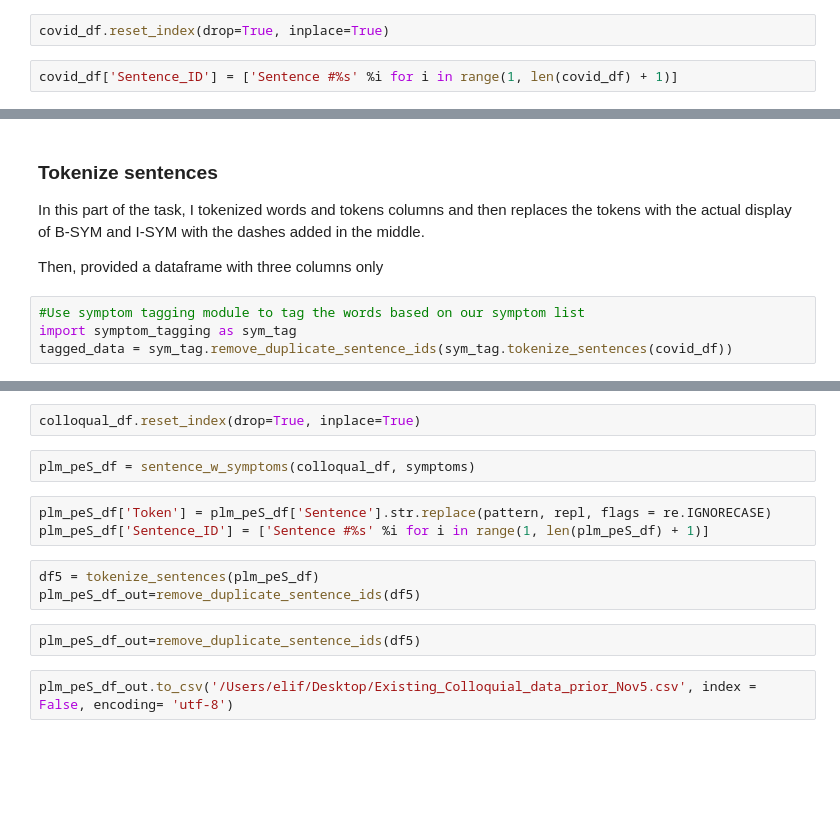
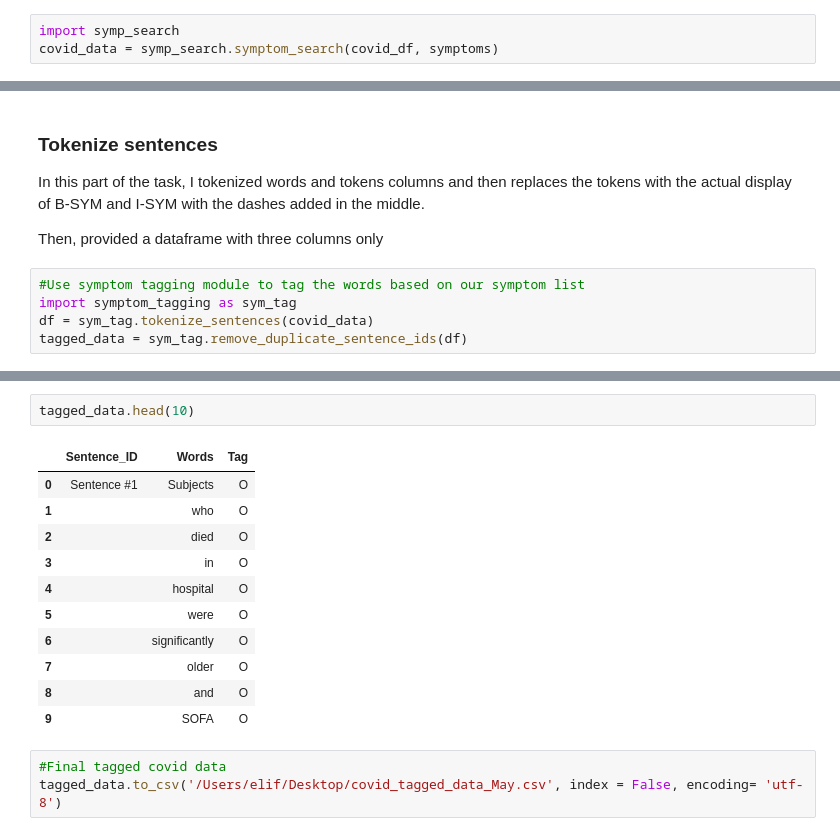
Before and after one commit to elif-tr/Covid19, a Jupyter notebook: Covid19-Project_original_to_work_on.ipynb, the cells around one changed output, grey strips where cells are left out. Drawn from its saved outputs; the diff is of its cells as text; blank space fills up the shorter version.

Commit message:
Main covid file cleaned

```diff
--- a/Covid19-Project_original_to_work_on.ipynb
+++ b/Covid19-Project_original_to_work_on.ipynb
@@ -248,4 +252,3 @@ NameError: name 'sym' is not defined
-# %%
-covid_df.reset_index(drop=True, inplace=True)
-# %%
-covid_df['Sentence_ID'] = ['Sentence #%s' %i for i in range(1, len(covid_df) + 1)]
+# %%
+import symp_search
+covid_data = symp_search.symptom_search(covid_df, symptoms)
@@ -259,4 +271,5 @@ Then, provided a dataframe with three columns only
 # %%
 #Use symptom tagging module to tag the words based on our symptom list
 import symptom_tagging as sym_tag
-tagged_data = sym_tag.remove_duplicate_sentence_ids(sym_tag.tokenize_sentences(covid_df))
+df = sym_tag.tokenize_sentences(covid_data)
+tagged_data = sym_tag.remove_duplicate_sentence_ids(df)
@@ -336,14 +276,17 @@ colloqual_df_info(sent_value_, colloqual_df_n)
-# %%
-colloqual_df.reset_index(drop=True, inplace=True)
-# %%
-plm_peS_df = sentence_w_symptoms(colloqual_df, symptoms)
-# %%
-plm_peS_df['Token'] = plm_peS_df['Sentence'].str.replace(pattern, repl, flags = re.IGNORECASE)
-plm_peS_df['Sentence_ID'] = ['Sentence #%s' %i for i in range(1, len(plm_peS_df) + 1)]
-# %%
-df5 = tokenize_sentences(plm_peS_df)
-plm_peS_df_out=remove_duplicate_sentence_ids(df5)
-# %%
-plm_peS_df_out=remove_duplicate_sentence_ids(df5)
+# %%
+tagged_data.head(10)
+# %% [output]
+|  | Sentence_ID | Words | Tag |
+| 0 | Sentence #1 | Subjects | O |
+| 1 |  | who | O |
+| 2 |  | died | O |
+| 3 |  | in | O |
+| 4 |  | hospital | O |
+| 5 |  | were | O |
+| 6 |  | significantly | O |
+| 7 |  | older | O |
+| 8 |  | and | O |
+| 9 |  | SOFA | O |
 # %%
-plm_peS_df_out.to_csv('/Users/elif/Desktop/Existing_Colloquial_data_prior_Nov5.csv', index = False, encoding= 'utf-8')
+#Final tagged covid data
+tagged_data.to_csv('/Users/elif/Desktop/covid_tagged_data_May.csv', index = False, encoding= 'utf-8')
```
Also changed, not shown: parts of 35 cells of this notebook.
